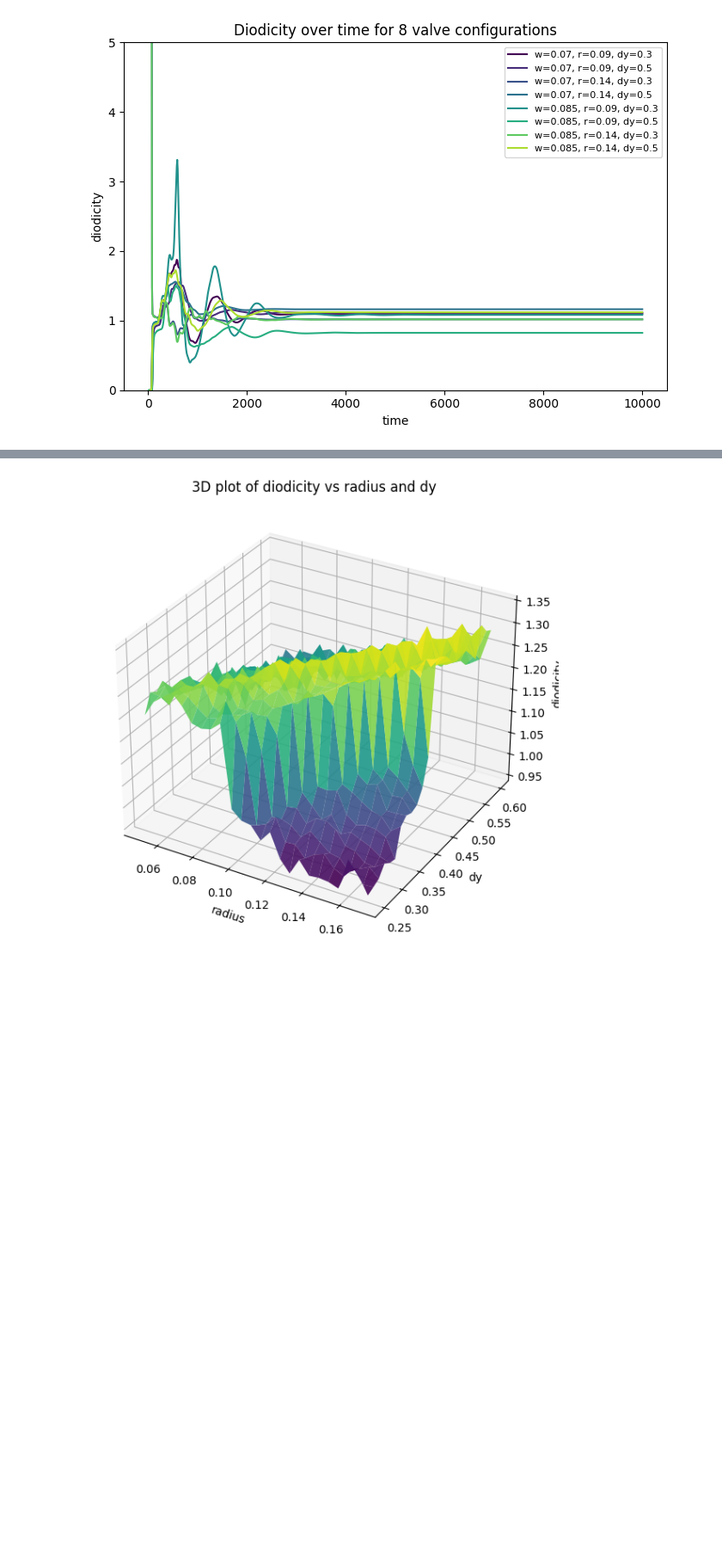
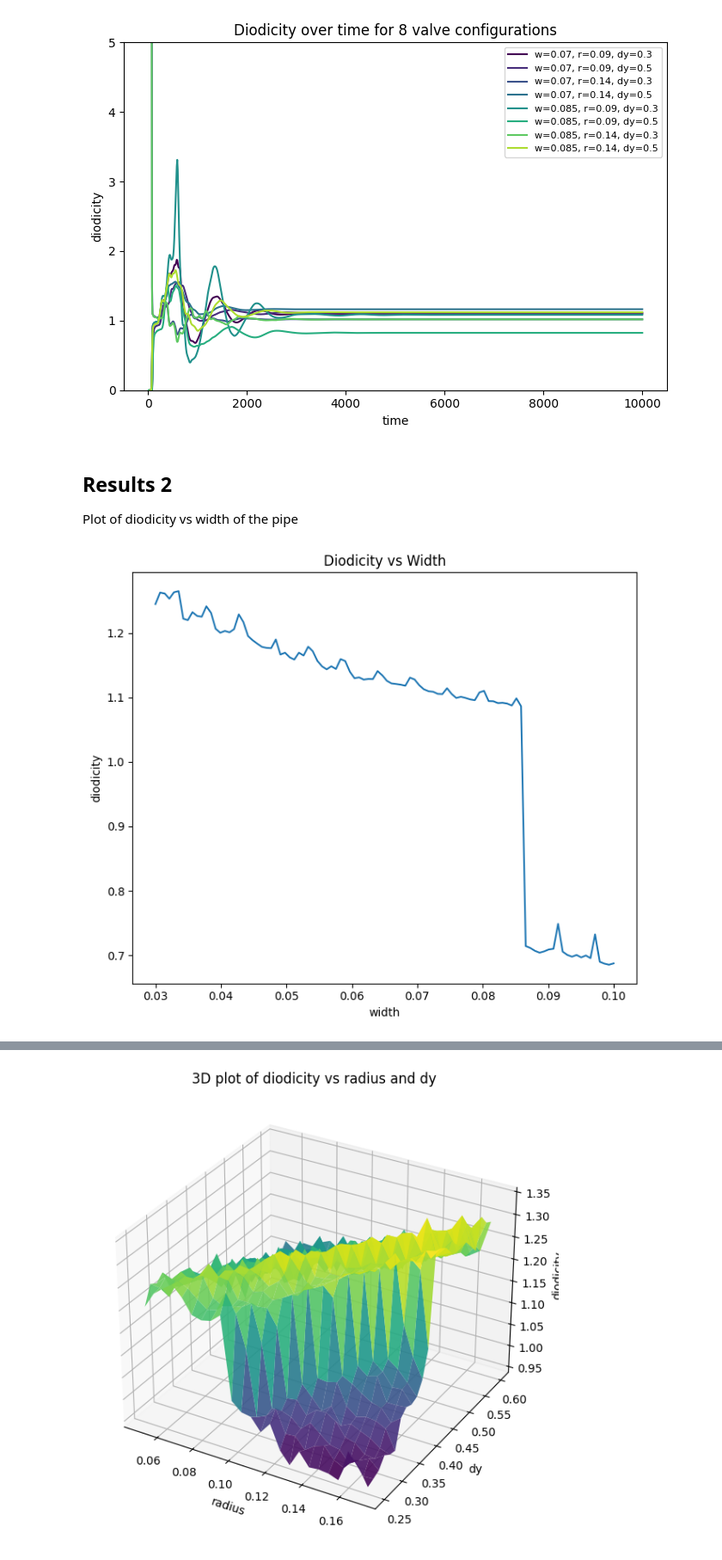
Before and after one commit to KPutti71/project_comp_sci, a Jupyter notebook: nb_results.ipynb, the cells around one changed output, grey strips where cells are left out. Shown at 86% size. Drawn from its saved outputs; the diff is of its cells as text; code cells hidden in the pictures; blank space fills up the shorter version.

Commit message:
final plots

```diff
--- a/nb_results.ipynb
+++ b/nb_results.ipynb
@@ -57,4 +57,38 @@ if __name__ == "__main__":
     plot_diodicity_time("results/diodicity_sweep_all.csv")
 # %% [output]
 [figure]
+# %% [markdown]
+## Results 2
+
+Plot of diodicity vs width of the pipe
+# %%
+def plot_width(csv_path, output_base="results/plots/diodicity"):
+    # Load data
+    df = pd.read_csv(csv_path)
+
+    # Use the first two columns: width (x) and diodicity (y)
+    x_col, y_col = df.columns[:2]
+    x = df[x_col].values
+    y = df[y_col].values
+
+    # Create plot
+    fig, ax = plt.subplots(figsize=(7, 6))
+
+    ax.plot(
+        x,
+        y,
+    )
+
+    ax.set_xlabel(x_col)
+    ax.set_ylabel(y_col)
+    ax.set_title("Diodicity vs Width")
+
+    plt.tight_layout()
+    plt.savefig(f"{output_base}_width.png", dpi=300)
+    plt.show()
+
+if __name__ == "__main__":
+    plot_width("results/diodicity_vs_width.csv")
+# %% [output]
+[figure, added]
 # %% [markdown]
```
Also changed, not shown: parts of 1 cell of this notebook, 1 other file.
